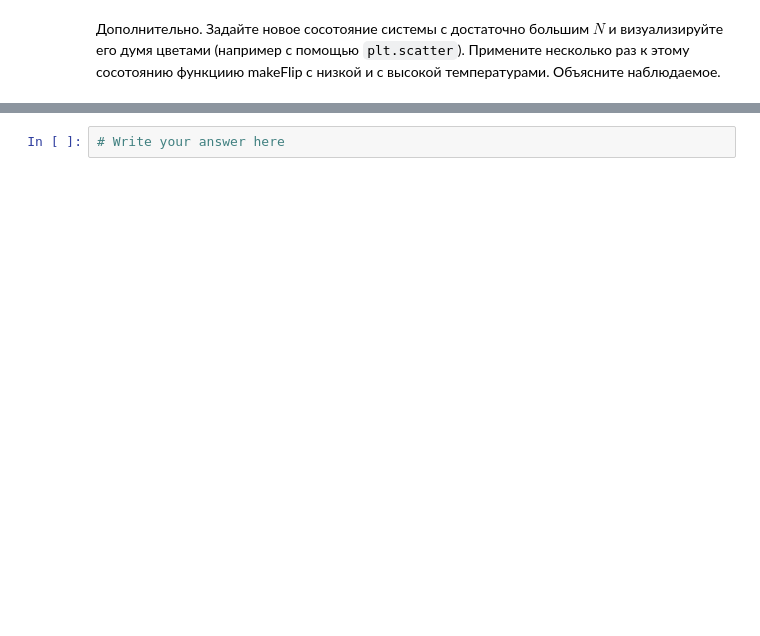
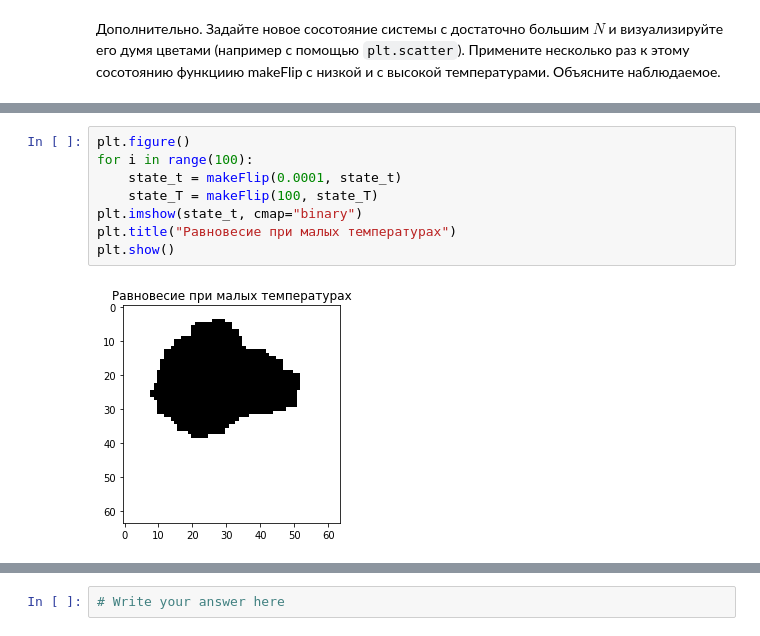
Before and after one commit to ev-br/CP2020, a Jupyter notebook: week_9_Monte-Carlo.ipynb, the cells around one changed output, grey strips where cells are left out. Drawn from its saved outputs; the diff is of its cells as text; blank space fills up the shorter version.

```diff
--- a/week_9_Monte-Carlo.ipynb
+++ b/week_9_Monte-Carlo.ipynb
@@ -447,0 +456,10 @@ makeFlip(0.5, state)
+# %%
+plt.figure()
+for i in range(100):
+    state_t = makeFlip(0.0001, state_t)
+    state_T = makeFlip(100, state_T)
+plt.imshow(state_t, cmap="binary")
+plt.title("Равновесие при малых температурах")
+plt.show()
+# %% [output]
+[figure, added]
```
Also changed, not shown: parts of 8 cells of this notebook.
